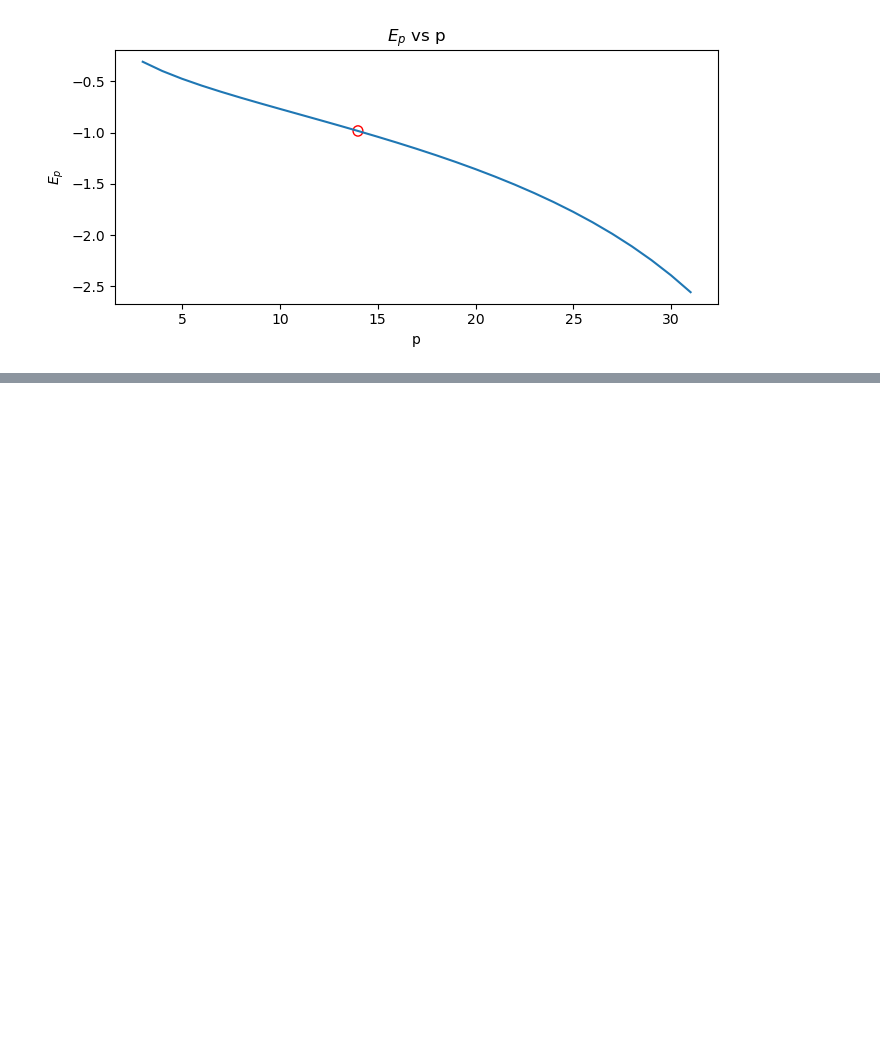
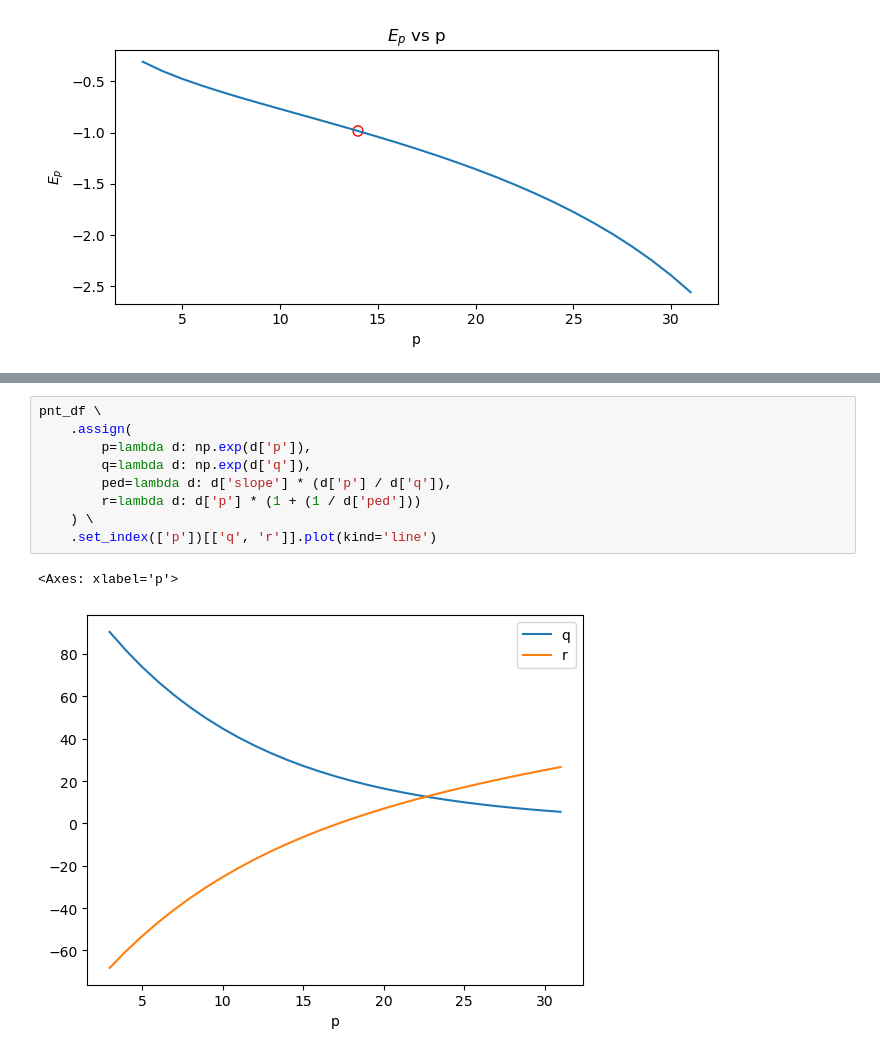
Before and after one commit to oneoffcoder/books, a Jupyter notebook: sphinx/datascience/source/pricing-elasticity-basics.ipynb, the cells around one changed output, grey strips where cells are left out. Saved outputs shown, nothing was run; the diff lists cells and outputs as text; blank space fills up the shorter version.

```diff
--- a/sphinx/datascience/source/pricing-elasticity-basics.ipynb
+++ b/sphinx/datascience/source/pricing-elasticity-basics.ipynb
@@ -274,0 +286,12 @@ fig.tight_layout()
+# %%
+pnt_df \
+    .assign(
+        p=lambda d: np.exp(d['p']),
+        q=lambda d: np.exp(d['q']),
+        ped=lambda d: d['slope'] * (d['p'] / d['q']),
+        r=lambda d: d['p'] * (1 + (1 / d['ped']))
+    ) \
+    .set_index(['p'])[['q', 'r']].plot(kind='line')
+# %% [output]
+<Axes: xlabel='p'>
+[figure, added]
```
Also changed, not shown: parts of 3 cells of this notebook, 2 other files.
